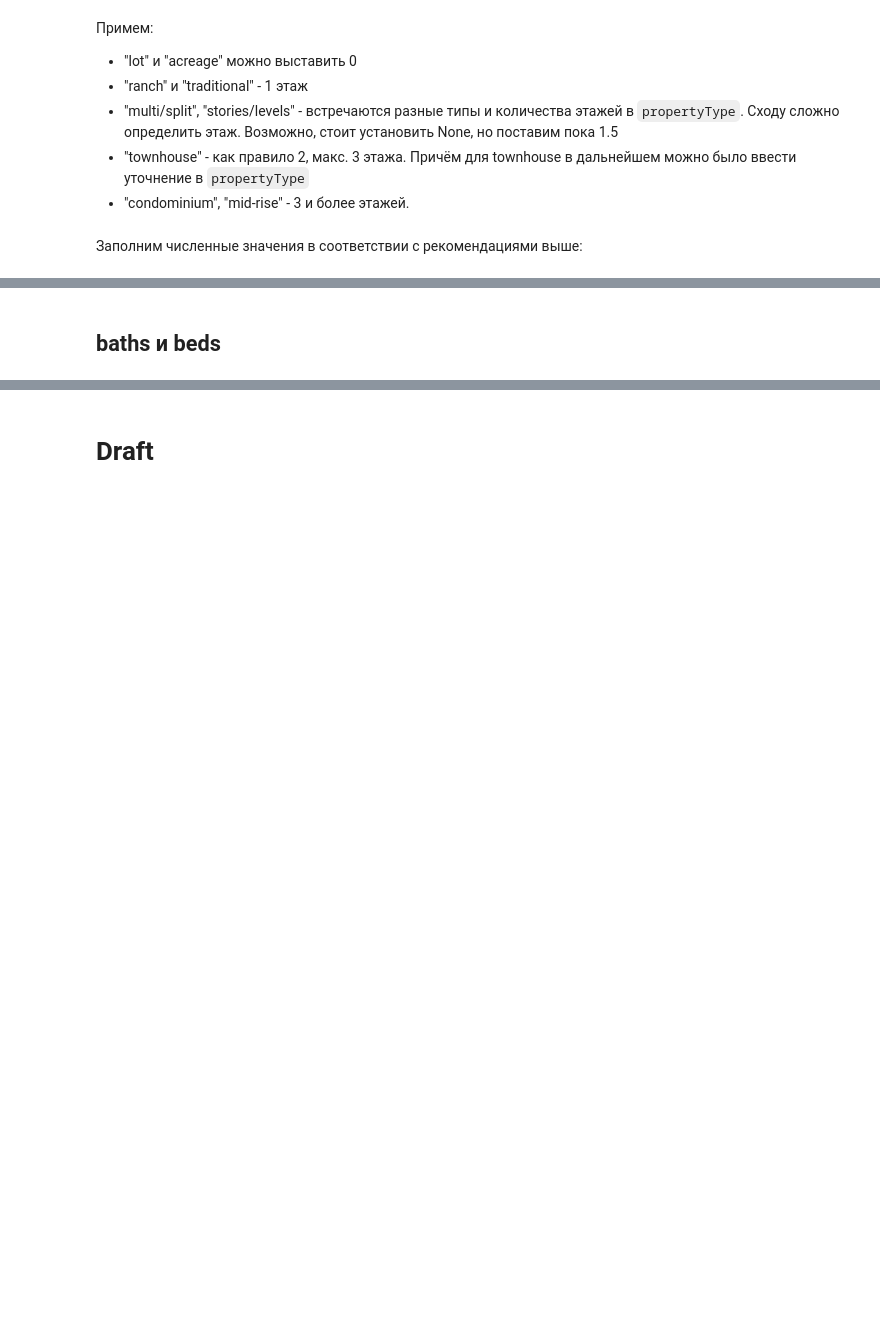
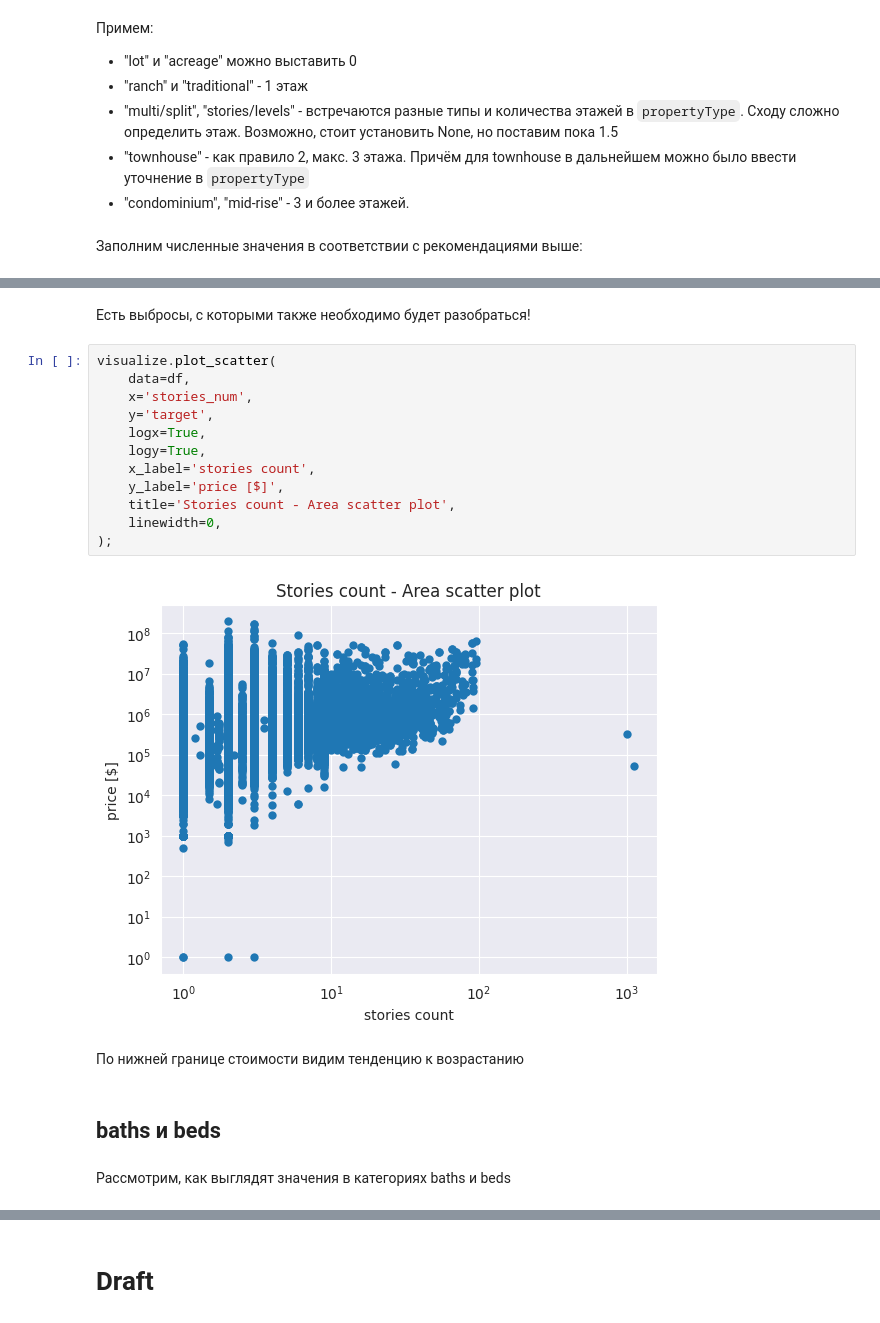
Before and after one commit to mvulf/housing_cost, a Jupyter notebook: notebooks/1.0-mv-data-understanding.ipynb, the cells around one changed output, grey strips where cells are left out. Cells and saved outputs as stored; diff of their text form; blank space fills up the shorter version.

```diff
--- a/notebooks/1.0-mv-data-understanding.ipynb
+++ b/notebooks/1.0-mv-data-understanding.ipynb
@@ -771,2 +788,22 @@ Name: stories_num, dtype: float64
+# %% [markdown]
+Есть выбросы, с которыми также необходимо будет разобраться!
+# %%
+visualize.plot_scatter(
+    data=df,
+    x='stories_num',
+    y='target',
+    logx=True,
+    logy=True,
+    x_label='stories count',
+    y_label='price [$]',
+    title='Stories count - Area scatter plot',
+    linewidth=0,
+);
+# %% [output]
+[figure, added]
+# %% [markdown]
+По нижней границе стоимости видим тенденцию к возрастанию
 # %% [markdown]
 ## baths и beds
+# %% [markdown]
+Рассмотрим, как выглядят значения в категориях baths и beds
```
Also changed, not shown: parts of 13 cells of this notebook, 1 other file.
